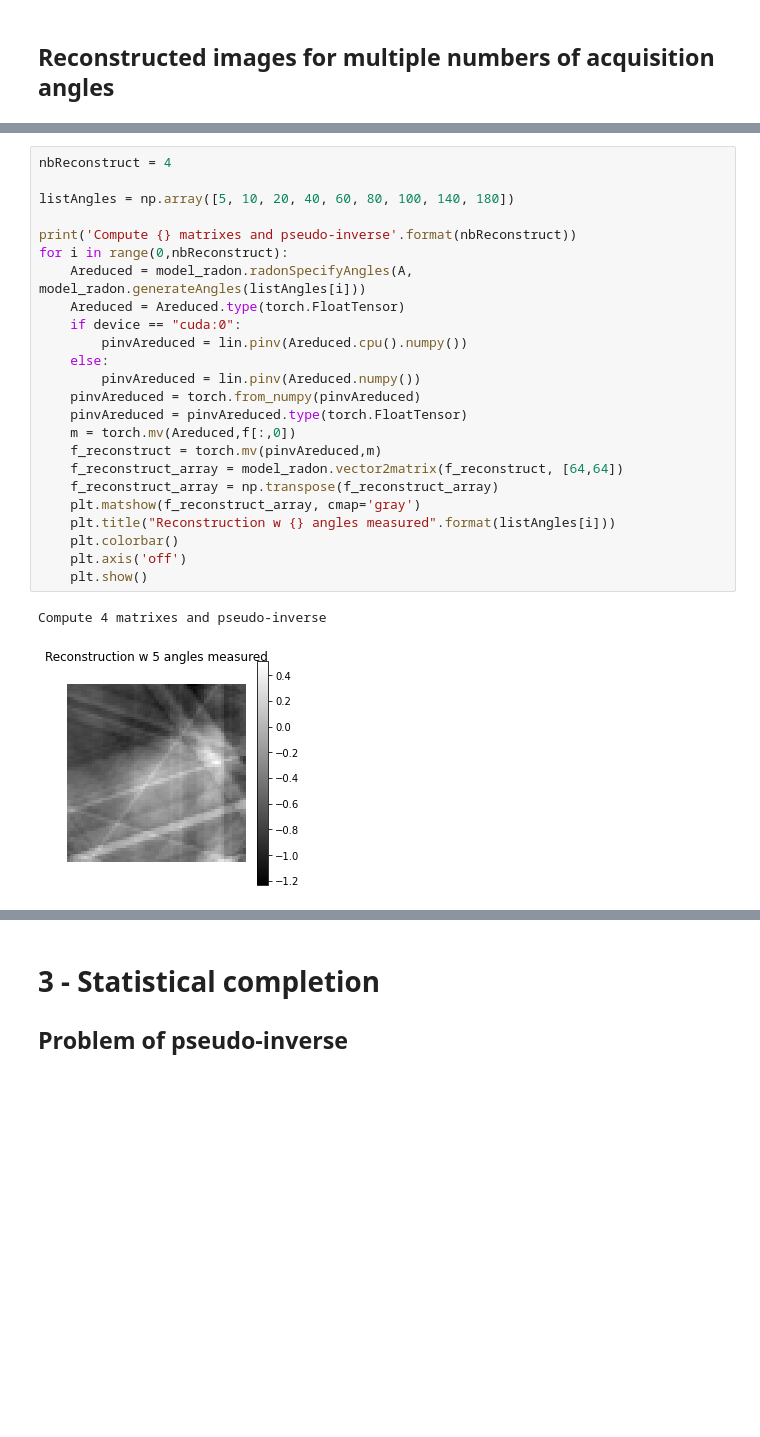
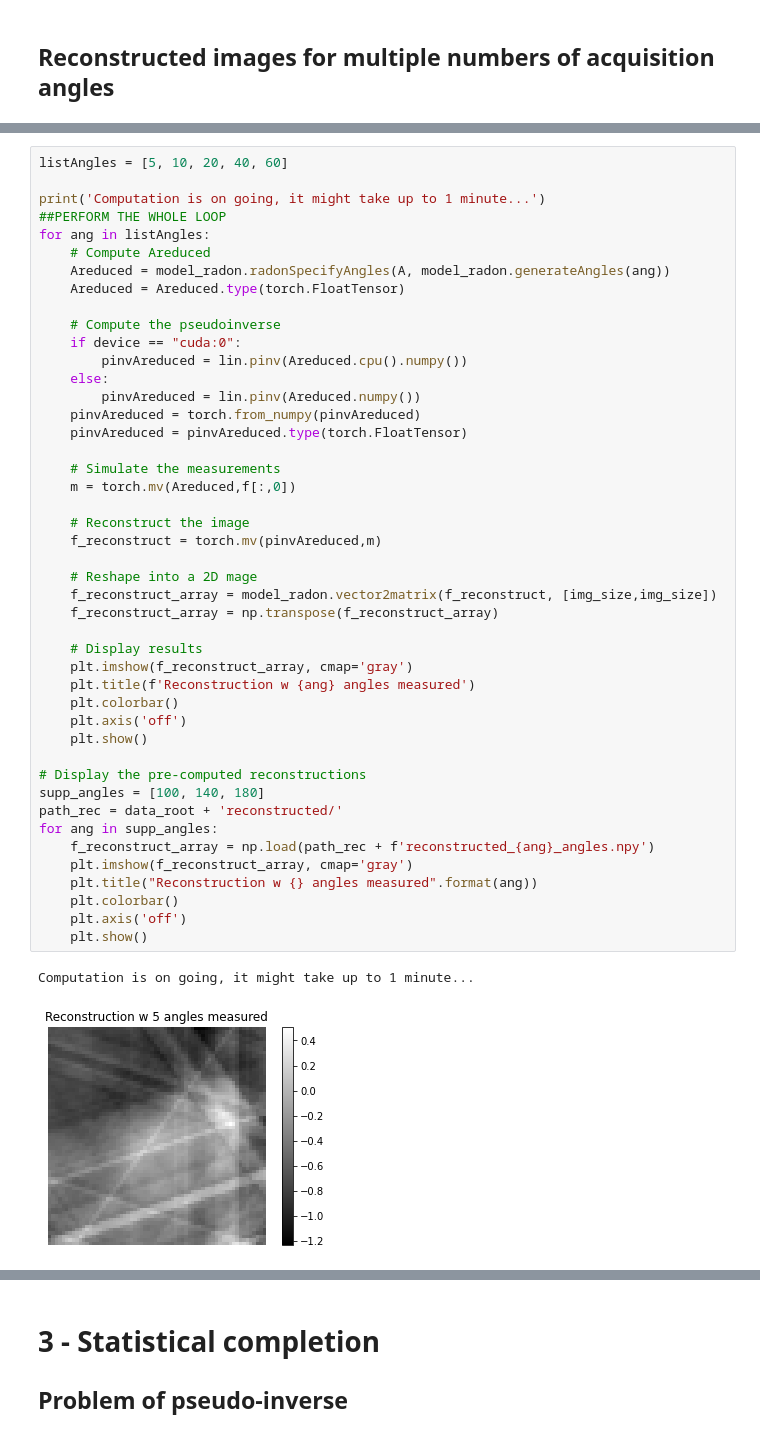
Before and after one commit to openspyrit/spyrit-examples, a Jupyter notebook: 2021_DLMIS_Hands-on/main.ipynb, the cells around one changed output, grey strips where cells are left out. Saved outputs shown, nothing was run; the diff lists cells and outputs as text; blank space fills up the shorter version.

```diff
--- a/2021_DLMIS_Hands-on/main.ipynb
+++ b/2021_DLMIS_Hands-on/main.ipynb
@@ -325,27 +403,48 @@ These figures show the reconstruction of an input image for two number of angles
 # %%
-nbReconstruct = 4
+listAngles = [5, 10, 20, 40, 60]
 
-listAngles = np.array([5, 10, 20, 40, 60, 80, 100, 140, 180])
+print('Computation is on going, it might take up to 1 minute...')
+##PERFORM THE WHOLE LOOP
+for ang in listAngles:
+    # Compute Areduced
+    Areduced = model_radon.radonSpecifyAngles(A, model_radon.generateAngles(ang))
+    Areduced = Areduced.type(torch.FloatTensor)
 
-print('Compute {} matrixes and pseudo-inverse'.format(nbReconstruct))
-for i in range(0,nbReconstruct):
-    Areduced = model_radon.radonSpecifyAngles(A, model_radon.generateAngles(listAngles[i]))
-    Areduced = Areduced.type(torch.FloatTensor)
+    # Compute the pseudoinverse
     if device == "cuda:0":
         pinvAreduced = lin.pinv(Areduced.cpu().numpy())
     else:
         pinvAreduced = lin.pinv(Areduced.numpy())
     pinvAreduced = torch.from_numpy(pinvAreduced)
     pinvAreduced = pinvAreduced.type(torch.FloatTensor)
+
+    # Simulate the measurements
     m = torch.mv(Areduced,f[:,0])
+
+    # Reconstruct the image
     f_reconstruct = torch.mv(pinvAreduced,m)
-    f_reconstruct_array = model_radon.vector2matrix(f_reconstruct, [64,64])
+
+    # Reshape into a 2D mage
+    f_reconstruct_array = model_radon.vector2matrix(f_reconstruct, [img_size,img_size])
     f_reconstruct_array = np.transpose(f_reconstruct_array)
-    plt.matshow(f_reconstruct_array, cmap='gray')
-    plt.title("Reconstruction w {} angles measured".format(listAngles[i]))
+
+    # Display results
+    plt.imshow(f_reconstruct_array, cmap='gray')
+    plt.title(f'Reconstruction w {ang} angles measured')
     plt.colorbar()
     plt.axis('off')
     plt.show()
+
+# Display the pre-computed reconstructions
+supp_angles = [100, 140, 180]
+path_rec = data_root + 'reconstructed/'
+for ang in supp_angles:
+    f_reconstruct_array = np.load(path_rec + f'reconstructed_{ang}_angles.npy')
+    plt.imshow(f_reconstruct_array, cmap='gray')
+    plt.title("Reconstruction w {} angles measured".format(ang))
+    plt.colorbar()
+    plt.axis('off')
+    plt.show()
 # %% [output]
-Compute 4 matrixes and pseudo-inverse
+Computation is on going, it might take up to 1 minute...
-[figure, old version]
+[figure, new version]
```
Also changed, not shown: parts of 65 cells of this notebook.
